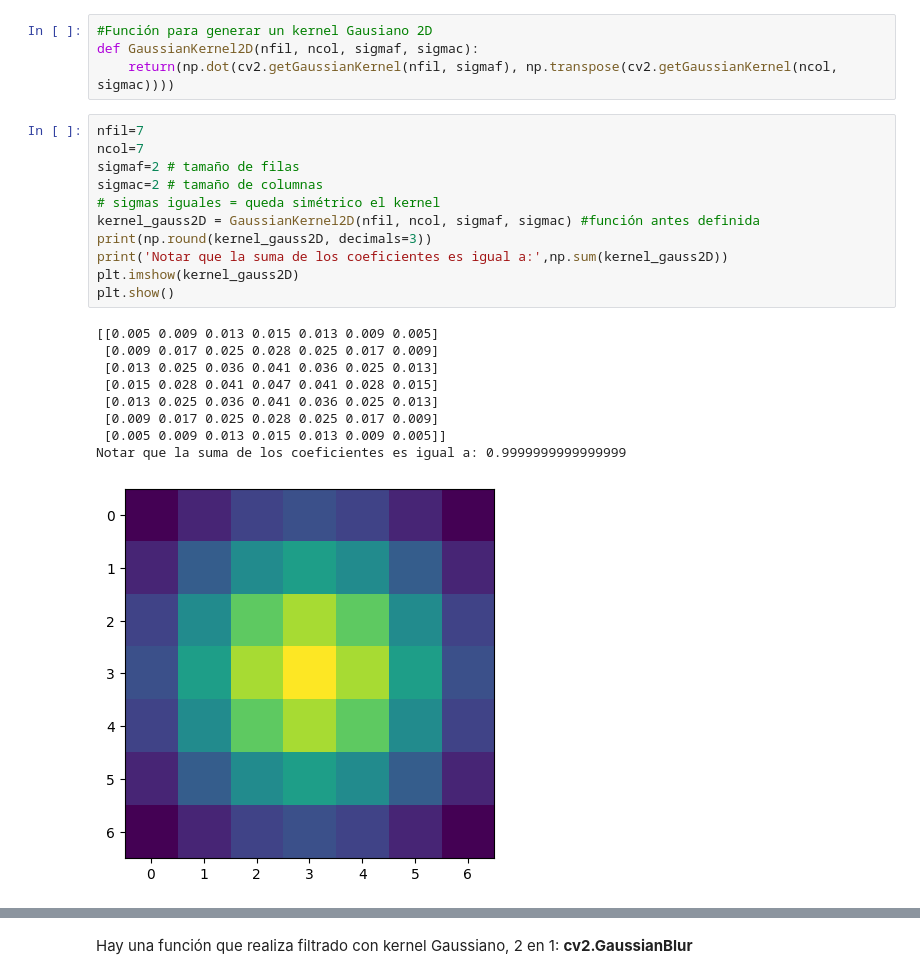
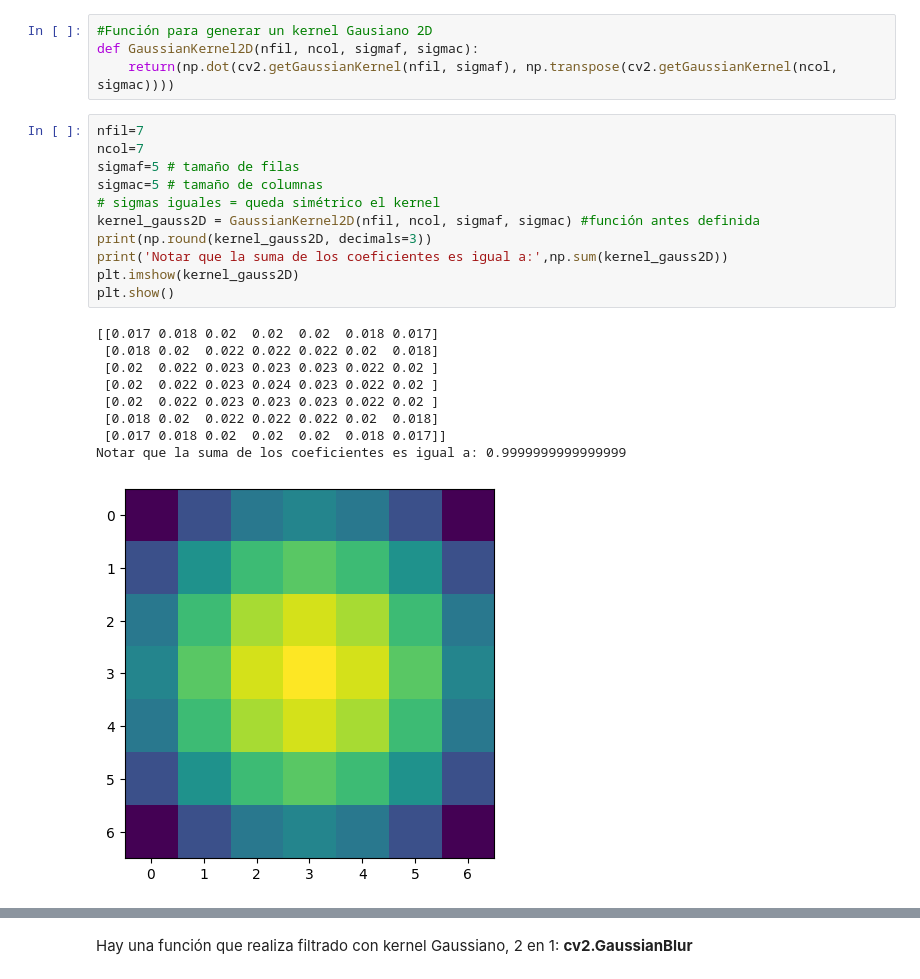
Before and after one commit to fdiezdev/procesamiento_senales, a Jupyter notebook: Labs/Lab_PS_10_2023.ipynb, the cells around one changed output, grey strips where cells are left out. Saved outputs shown, nothing was run; the diff lists cells and outputs as text.

```diff
--- a/Labs/Lab_PS_10_2023.ipynb
+++ b/Labs/Lab_PS_10_2023.ipynb
@@ -383,24 +418,24 @@ def GaussianKernel2D(nfil, ncol, sigmaf, sigmac):
 # %%
 nfil=7
 ncol=7
-sigmaf=2 # tamaño de filas
-sigmac=2 # tamaño de columnas
+sigmaf=5 # tamaño de filas
+sigmac=5 # tamaño de columnas
 # sigmas iguales = queda simétrico el kernel
 kernel_gauss2D = GaussianKernel2D(nfil, ncol, sigmaf, sigmac) #función antes definida
 print(np.round(kernel_gauss2D, decimals=3))
 print('Notar que la suma de los coeficientes es igual a:',np.sum(kernel_gauss2D))
 plt.imshow(kernel_gauss2D)
 plt.show()
 # %% [output]
-[[0.005 0.009 0.013 0.015 0.013 0.009 0.005]
- [0.009 0.017 0.025 0.028 0.025 0.017 0.009]
- [0.013 0.025 0.036 0.041 0.036 0.025 0.013]
- [0.015 0.028 0.041 0.047 0.041 0.028 0.015]
- [0.013 0.025 0.036 0.041 0.036 0.025 0.013]
- [0.009 0.017 0.025 0.028 0.025 0.017 0.009]
- [0.005 0.009 0.013 0.015 0.013 0.009 0.005]]
+[[0.017 0.018 0.02  0.02  0.02  0.018 0.017]
+ [0.018 0.02  0.022 0.022 0.022 0.02  0.018]
+ [0.02  0.022 0.023 0.023 0.023 0.022 0.02 ]
+ [0.02  0.022 0.023 0.024 0.023 0.022 0.02 ]
+ [0.02  0.022 0.023 0.023 0.023 0.022 0.02 ]
+ [0.018 0.02  0.022 0.022 0.022 0.02  0.018]
+ [0.017 0.018 0.02  0.02  0.02  0.018 0.017]]
 Notar que la suma de los coeficientes es igual a: 0.9999999999999999
-[figure, old version]
+[figure, new version]
 # %%
 A_suavGauss = cv2.filter2D(A,-1,kernel_gauss2D) # usamos la imagen A y el kernel
 print('Tamaño original:',A.shape, 'Tamaño filtrada:', A_suavGauss.shape)
```
Also changed, not shown: parts of 16 cells of this notebook.
